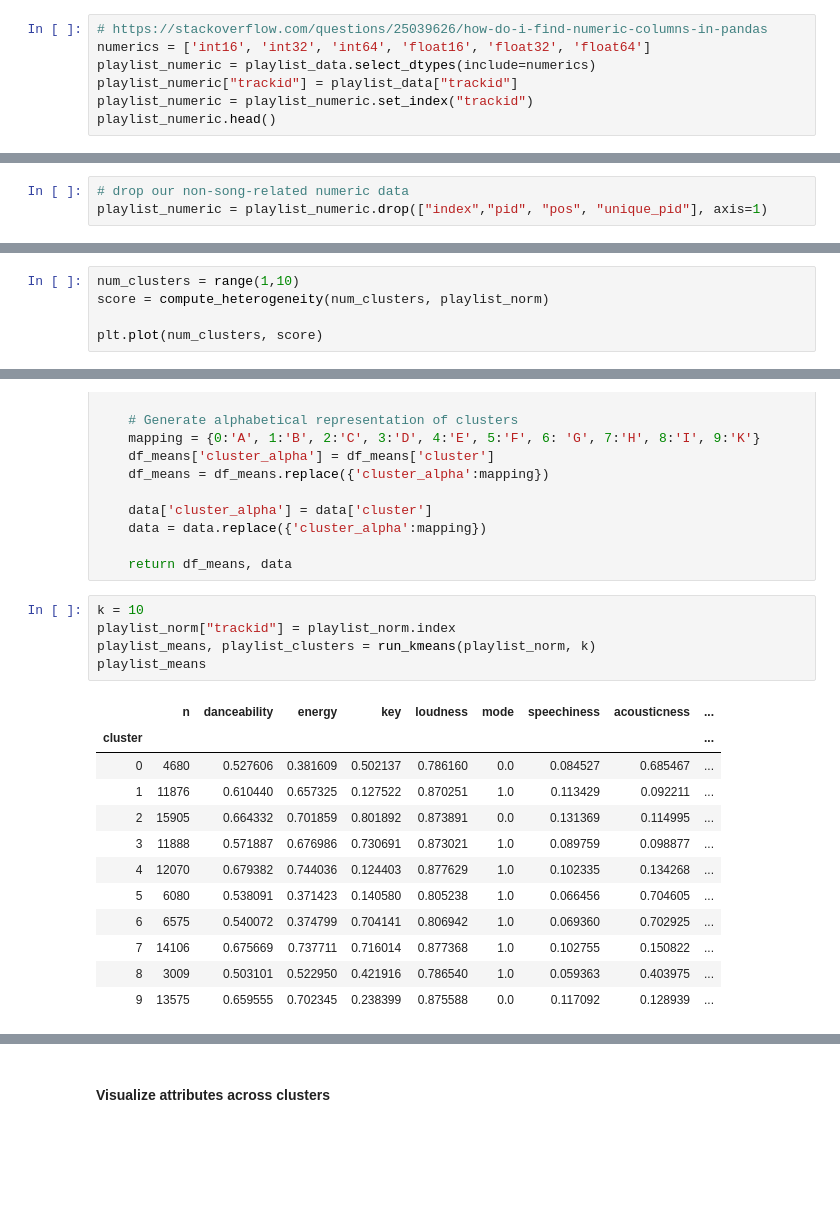
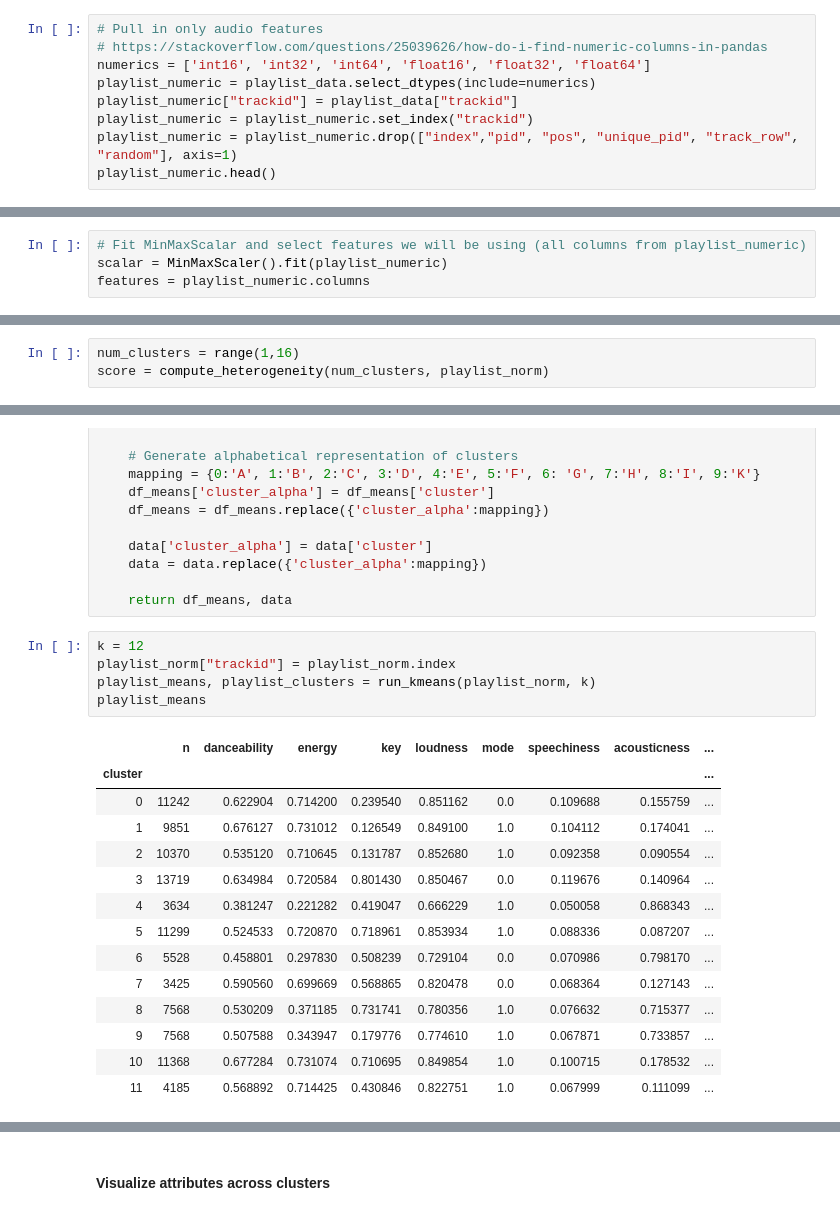
Before and after one commit to spotted-d/spotify-project, a Jupyter notebook: notebooks/austin_eda_work.ipynb, the cells around one changed output, grey strips where cells are left out. Drawn from its saved outputs; the diff is of its cells as text; blank space fills up the shorter version.

```diff
--- a/notebooks/austin_eda_work.ipynb
+++ b/notebooks/austin_eda_work.ipynb
@@ -126,9 +139,11 @@ Now, let's start examining our acoustic data
 # %%
+# Pull in only audio features
 # https://stackoverflow.com/questions/25039626/how-do-i-find-numeric-columns-in-pandas
 numerics = ['int16', 'int32', 'int64', 'float16', 'float32', 'float64']
 playlist_numeric = playlist_data.select_dtypes(include=numerics)
 playlist_numeric["trackid"] = playlist_data["trackid"]
 playlist_numeric = playlist_numeric.set_index("trackid")
+playlist_numeric = playlist_numeric.drop(["index","pid", "pos", "unique_pid", "track_row", "random"], axis=1)
 playlist_numeric.head()
 # %% [output]
 A value is trying to be set on a copy of a slice from a DataFrame.
@@ -146,3 +160,0 @@ See the caveats in the documentation: http://pandas.pydata.org/pandas-docs/stabl
-# %%
-# drop our non-song-related numeric data
-playlist_numeric = playlist_numeric.drop(["index","pid", "pos", "unique_pid"], axis=1)
@@ -219,3 +230,7 @@ features = ['danceability', 'energy', 'key', 'loudness', 'mode', 'speechiness',
+# %%
+# Fit MinMaxScalar and select features we will be using (all columns from playlist_numeric)
+scalar = MinMaxScaler().fit(playlist_numeric)
+features = playlist_numeric.columns
 # %%
 playlist_norm = normalize(playlist_numeric, scalar, features)
 playlist_norm["trackid"] = playlist_numeric.index
@@ -280,9 +297,7 @@ def compute_heterogeneity(num_clusters, df):
 
     return score
 # %%
-num_clusters = range(1,10)
+num_clusters = range(1,16)
 score = compute_heterogeneity(num_clusters, playlist_norm)
-
-plt.plot(num_clusters, score)
 # %% [output]
 ================================================
@@ -352,23 +375,25 @@ def run_kmeans(df, clusters):
 
     return df_means, data
 # %%
-k = 10
+k = 12
 playlist_norm["trackid"] = playlist_norm.index
 playlist_means, playlist_clusters = run_kmeans(playlist_norm, k)
 playlist_means
 # %% [output]
 |  | n | danceability | energy | key | loudness | mode | speechiness | acousticness | ... |
 | cluster |  |  |  |  |  |  |  |  | ... |
-| 0 | 4680 | 0.527606 | 0.381609 | 0.502137 | 0.786160 | 0.0 | 0.084527 | 0.685467 | ... |
-| 1 | 11876 | 0.610440 | 0.657325 | 0.127522 | 0.870251 | 1.0 | 0.113429 | 0.092211 | ... |
-| 2 | 15905 | 0.664332 | 0.701859 | 0.801892 | 0.873891 | 0.0 | 0.131369 | 0.114995 | ... |
-| 3 | 11888 | 0.571887 | 0.676986 | 0.730691 | 0.873021 | 1.0 | 0.089759 | 0.098877 | ... |
-| 4 | 12070 | 0.679382 | 0.744036 | 0.124403 | 0.877629 | 1.0 | 0.102335 | 0.134268 | ... |
-| 5 | 6080 | 0.538091 | 0.371423 | 0.140580 | 0.805238 | 1.0 | 0.066456 | 0.704605 | ... |
-| 6 | 6575 | 0.540072 | 0.374799 | 0.704141 | 0.806942 | 1.0 | 0.069360 | 0.702925 | ... |
-| 7 | 14106 | 0.675669 | 0.737711 | 0.716014 | 0.877368 | 1.0 | 0.102755 | 0.150822 | ... |
-| 8 | 3009 | 0.503101 | 0.522950 | 0.421916 | 0.786540 | 1.0 | 0.059363 | 0.403975 | ... |
-| 9 | 13575 | 0.659555 | 0.702345 | 0.238399 | 0.875588 | 0.0 | 0.117092 | 0.128939 | ... |
+| 0 | 11242 | 0.622904 | 0.714200 | 0.239540 | 0.851162 | 0.0 | 0.109688 | 0.155759 | ... |
+| 1 | 9851 | 0.676127 | 0.731012 | 0.126549 | 0.849100 | 1.0 | 0.104112 | 0.174041 | ... |
+| 2 | 10370 | 0.535120 | 0.710645 | 0.131787 | 0.852680 | 1.0 | 0.092358 | 0.090554 | ... |
+| 3 | 13719 | 0.634984 | 0.720584 | 0.801430 | 0.850467 | 0.0 | 0.119676 | 0.140964 | ... |
+| 4 | 3634 | 0.381247 | 0.221282 | 0.419047 | 0.666229 | 1.0 | 0.050058 | 0.868343 | ... |
+| 5 | 11299 | 0.524533 | 0.720870 | 0.718961 | 0.853934 | 1.0 | 0.088336 | 0.087207 | ... |
+| 6 | 5528 | 0.458801 | 0.297830 | 0.508239 | 0.729104 | 0.0 | 0.070986 | 0.798170 | ... |
+| 7 | 3425 | 0.590560 | 0.699669 | 0.568865 | 0.820478 | 0.0 | 0.068364 | 0.127143 | ... |
+| 8 | 7568 | 0.530209 | 0.371185 | 0.731741 | 0.780356 | 1.0 | 0.076632 | 0.715377 | ... |
+| 9 | 7568 | 0.507588 | 0.343947 | 0.179776 | 0.774610 | 1.0 | 0.067871 | 0.733857 | ... |
+| 10 | 11368 | 0.677284 | 0.731074 | 0.710695 | 0.849854 | 1.0 | 0.100715 | 0.178532 | ... |
+| 11 | 4185 | 0.568892 | 0.714425 | 0.430846 | 0.822751 | 1.0 | 0.067999 | 0.111099 | ... |
 # %%
 playlist_clusters.head()
 # %% [output]
```
Also changed, not shown: parts of 51 cells of this notebook.
